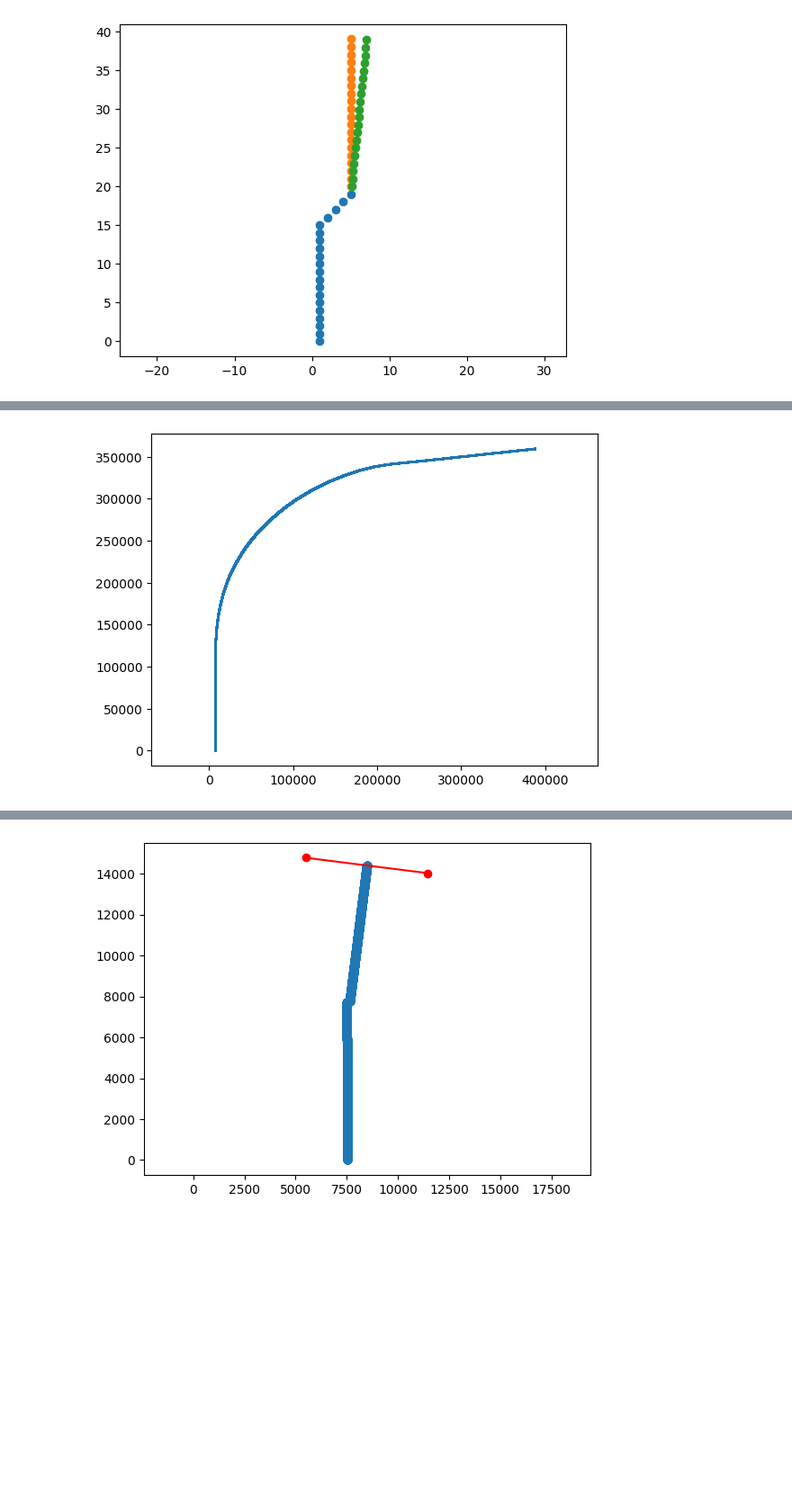
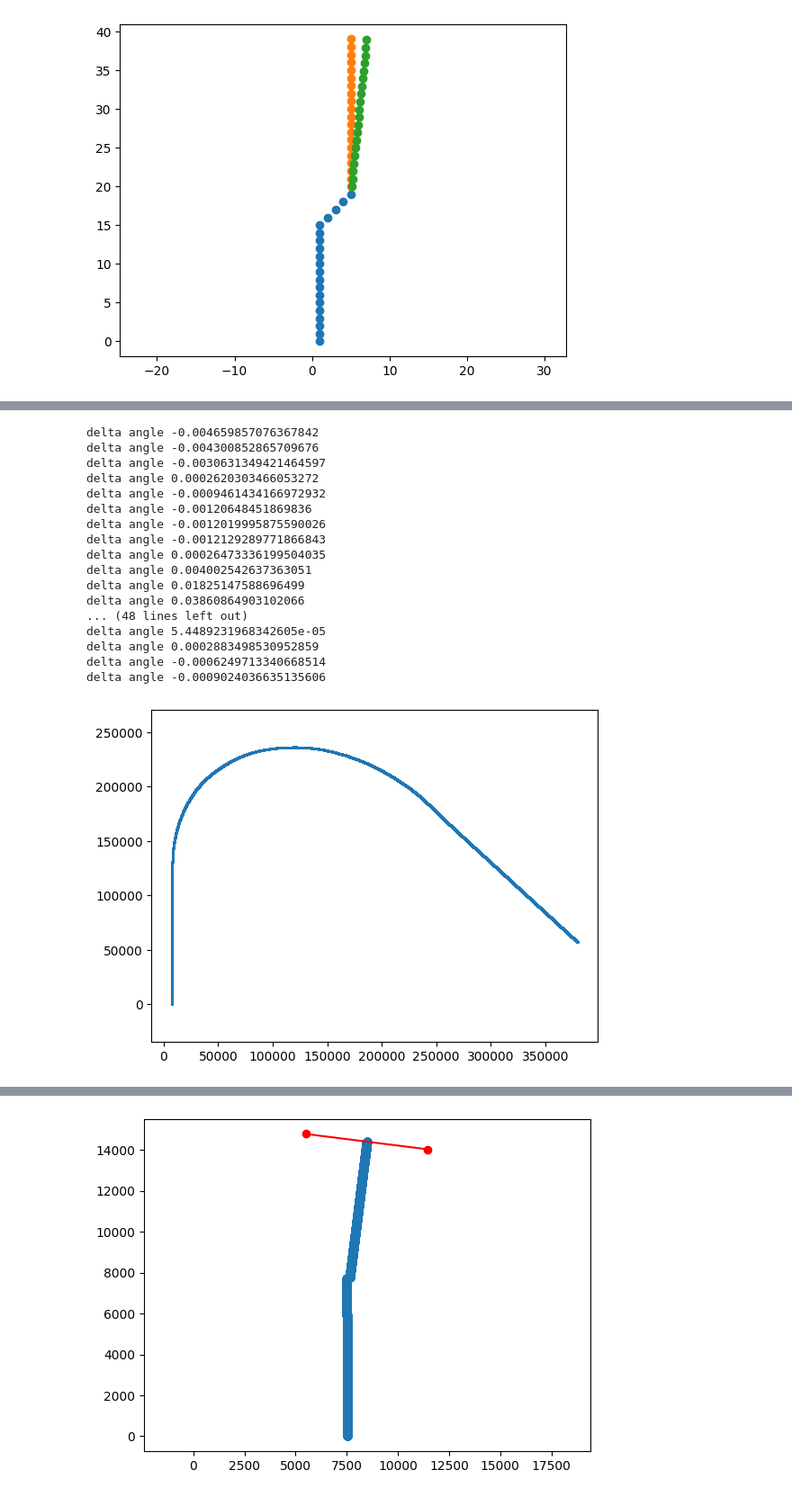
Before and after one commit to Andrudewt/perspective, a Jupyter notebook: proc_1.ipynb, the cells around one changed output, grey strips where cells are left out. Shown at 90% size. Drawn from its saved outputs; the diff is of its cells as text; code cells hidden in the pictures; blank space fills up the shorter version.

```diff
--- a/proc_1.ipynb
+++ b/proc_1.ipynb
@@ -312,35 +215,58 @@ for i, (m_f, c) in enumerate(zip(msk_fs[0:-1], coord[0:-1])):  # 0:-1 0:2 13:14
     else:
         # смещение по У
         yx_centr[:, 0] += coef
 
         # поворот
         b = yx_centr[0][::-1] # xy
+        a0 = [x_norm, yx_centr[-1, 0]]  # xy
+        # print('b', np.int32(b),'a', np.int32(a0))
+
         dx = b[0] - a0[0]
         dy = b[1] - a0[1]
         _angle = np.arctan2(dx, dy)
-        angle += _angle  # накопить угол
-        # print('delta angle', _angle)
+        if _angle > 0.049:
+            angle += _angle  # накопить угол
+        # print('dx', np.int32(dx), 'dy', np.int32(dy))
+        print('delta angle', _angle)
         yx_centr = rotate(yx_centr[:, [1, 0]], -angle, yx_centr[-1, [1, 0]])[:, [1, 0]]
-
+        # print(dx, dy, _angle)
         # смещение по Х
         b0 = yx_centr[-1, 1]
         shift =  a - b0
         yx_centr[:, 1] += shift
 
     # для смещения по Х
     a = yx_centr[0, 1]
 
     # для поворота
-    a0 = [x_norm, yx_centr[-1, 0]]  # xy
+    # a0 = [x_norm, yx_centr[-1, 0]]  # xy
 
     # обновл коорд Y на пройденный путь
     coef += yx_centr[0, 0] - yx_centr[-1, 0]  # shape тут не подходит, т.к. не измен после поворота
+    # print('пройденное', np.int32(coef))
 
     Array = np.vstack((Array, yx_centr))
 Array = Array[1:, :]  # убир перв строка, кот 0 0
 
 plt.scatter(Array[:, 1], Array[:, 0], s=1)
 plt.axis('equal')
 plt.show()
 # %% [output]
+delta angle -0.004659857076367842
+delta angle -0.004300852865709676
+delta angle -0.0030631349421464597
+delta angle 0.0002620303466053272
+delta angle -0.0009461434166972932
+delta angle -0.00120648451869836
+delta angle -0.0012019995875590026
+delta angle -0.0012129289771866843
+delta angle 0.00026473336199504035
+delta angle 0.004002542637363051
+delta angle 0.01825147588696499
+delta angle 0.03860864903102066
+... (48 lines left out)
+delta angle 5.4489231968342605e-05
+delta angle 0.0002883498530952859
+delta angle -0.0006249713340668514
+delta angle -0.0009024036635135606
-[figure, old version]
+[figure, new version]
```
Also changed, not shown: parts of 4 cells of this notebook.
